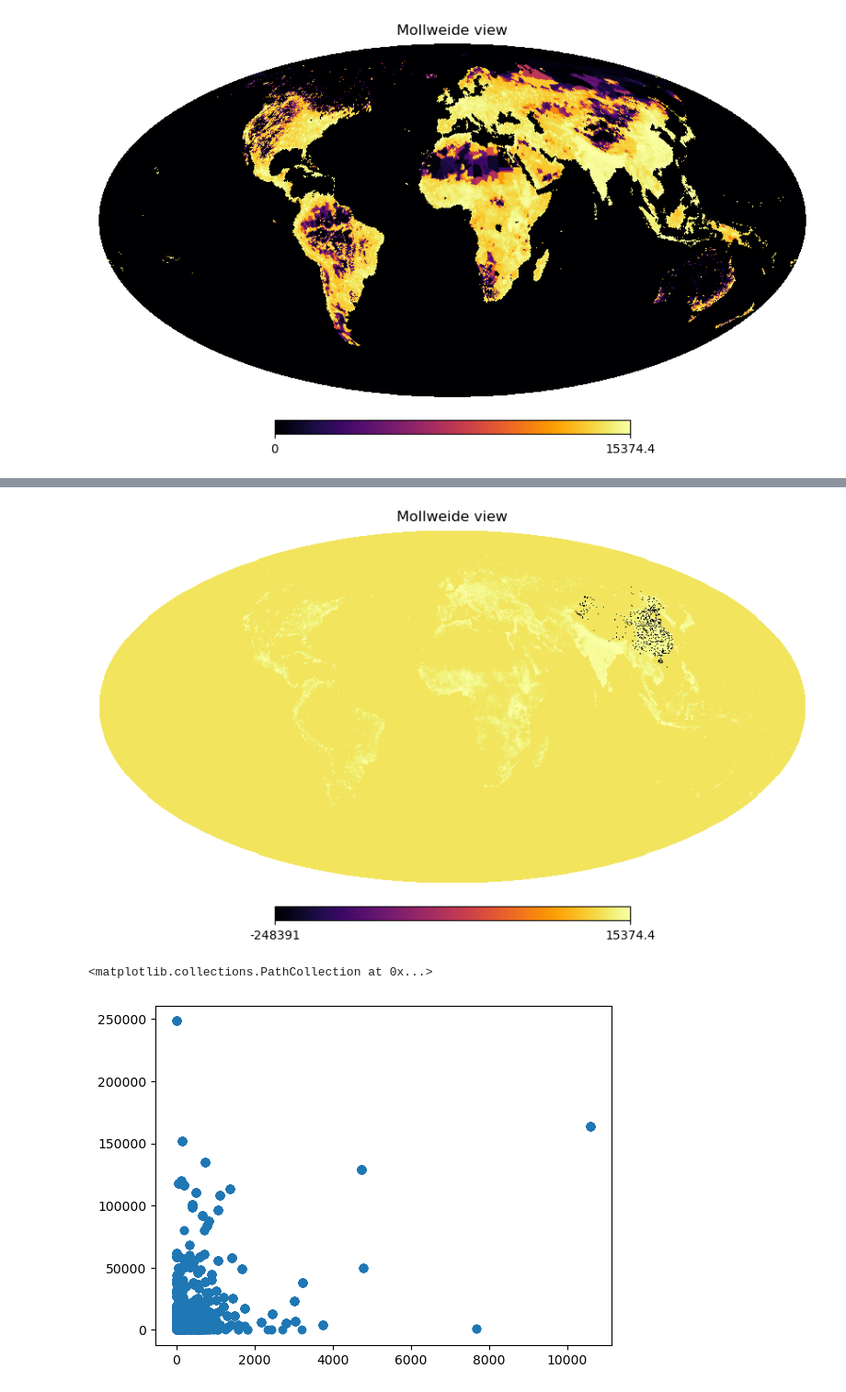
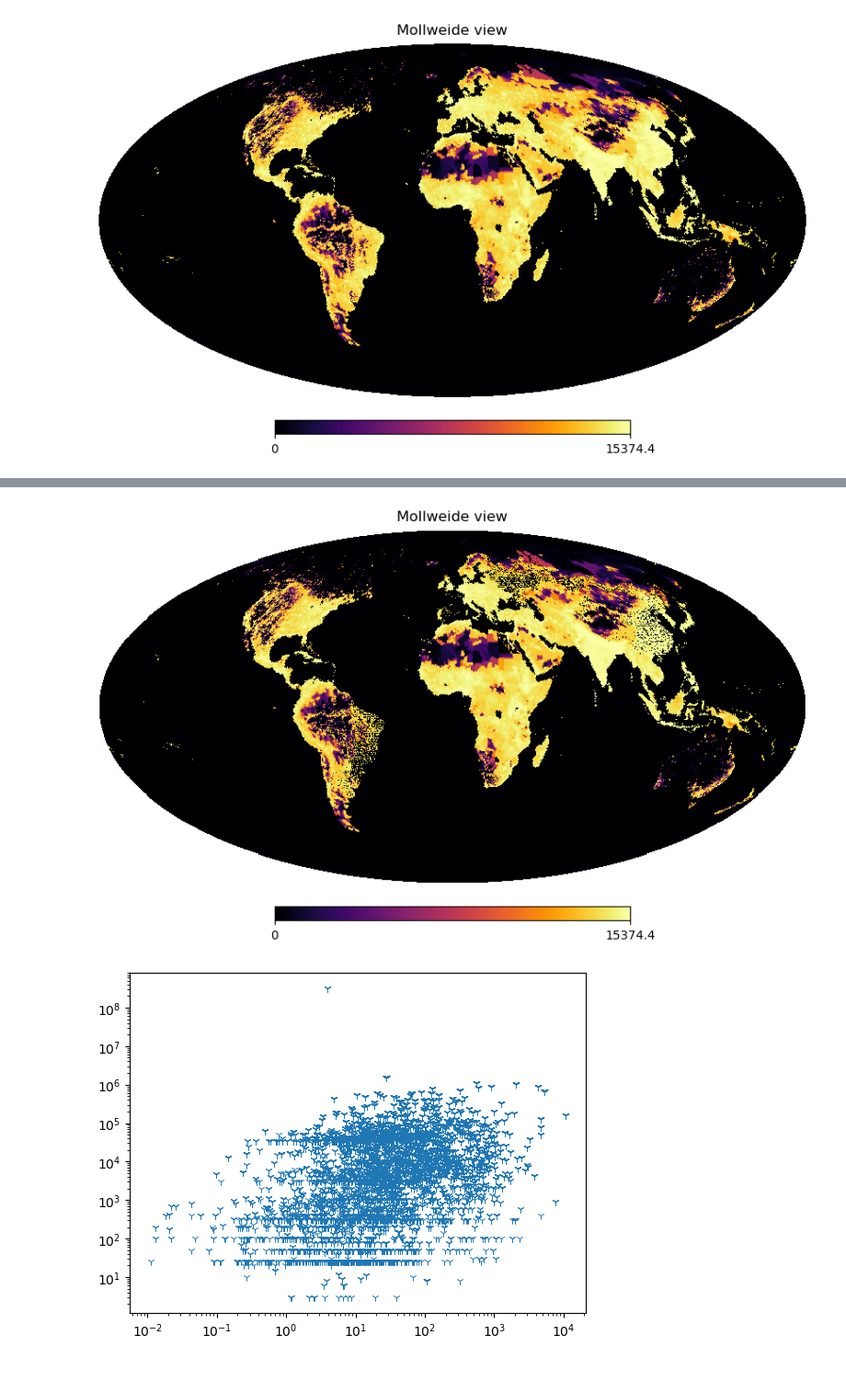
Before and after one commit to Bharatcs/rfi, a Jupyter notebook: Project/Mini_Stat_model.ipynb, the cells around one changed output, grey strips where cells are left out. Shown at 92% size. Saved outputs shown, nothing was run; the diff lists cells and outputs as text; code cells hidden in the pictures.

```diff
--- a/Project/Mini_Stat_model.ipynb
+++ b/Project/Mini_Stat_model.ipynb
@@ -50,7 +51,20 @@ plt.show()
 # %% [output]
 [figure]
 # %%
-df=pd.read_csv('./database/China.csv')
+csv_files = ['./database/Argentina.csv','./database/France.csv','./database/Russia.csv','./database/China.csv','./database/Brazil.csv','./database/Spain.csv']
+
+
+
+
+
+# --Create an empty dataframe to store the combined data-- #
+df = pd.DataFrame()
+
+# Loop through each CSV file and append its contents to the combined dataframe
+for csv_file in (csv_files):
+    df_temp = pd.read_csv(csv_file)
+    df = pd.concat([df, df_temp],ignore_index=True)
+
 df=df.dropna()
 power=df['EIRP'].to_numpy()
 lat_128=df['Latitude in degrees'].to_numpy()
@@ -76,11 +91,12 @@ plt.show()
 # %%
-hp.mollview(healpix_map-Tx_pow_128,flip='geo',norm='hist',cmap='inferno')
+hp.mollview(healpix_map-Tx_pow_128,flip='geo',norm='hist',cmap='inferno',min=0)
 # %% [output]
-[figure, old version]
+[figure, new version]
 # %%
-plt.scatter(healpix_map[pix],Tx_pow_128[pix])
-# plt.xscale('log')
-# plt.yscale('log')
+x=healpix_map[pix]
+plt.scatter(healpix_map[pix],Tx_pow_128[pix],linewidths=0.7,marker='1')
+plt.xscale('log')
+plt.yscale('log')
+plt.show()
 # %% [output]
-<matplotlib.collections.PathCollection at 0x...>
-[figure, old version]
+[figure, new version]
```
Also changed, not shown: parts of 9 cells of this notebook.
